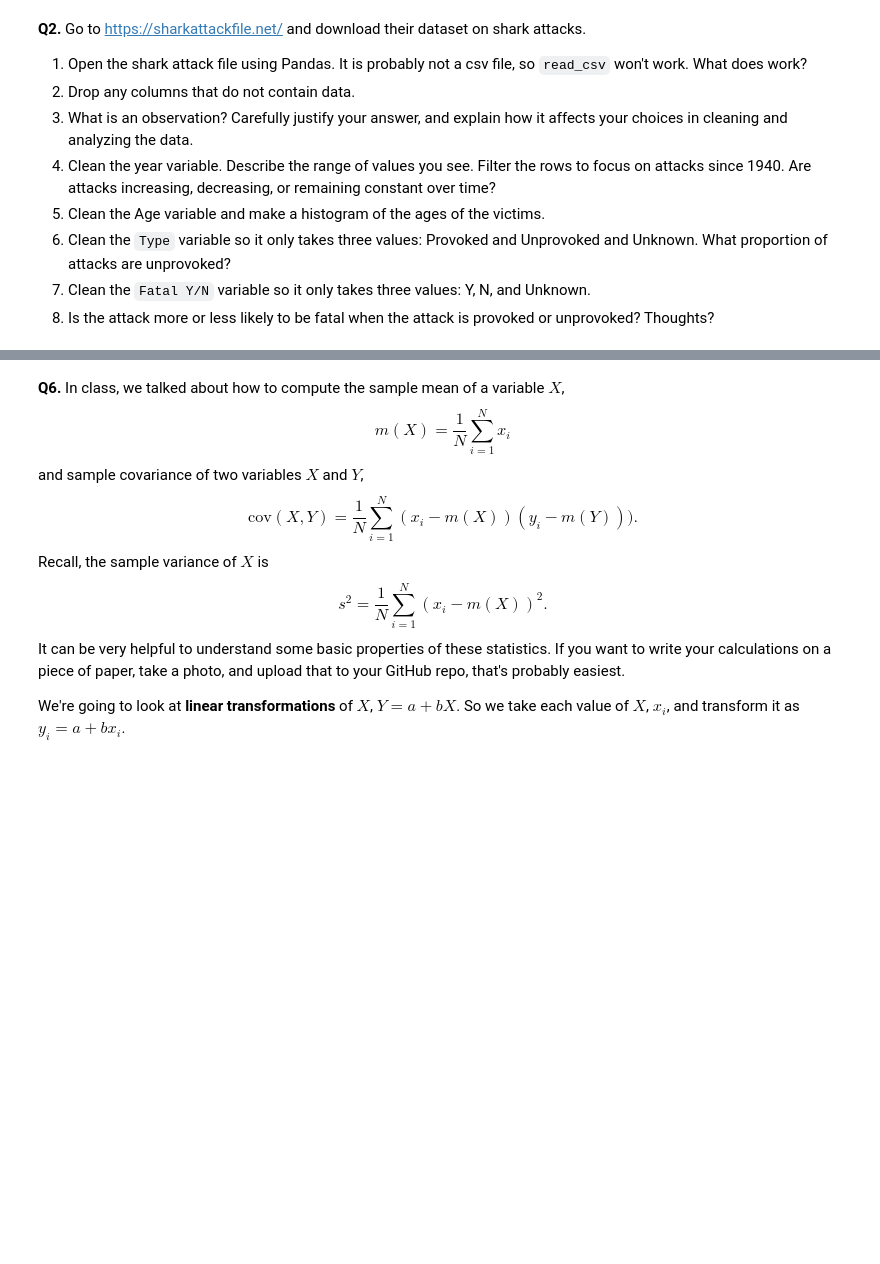
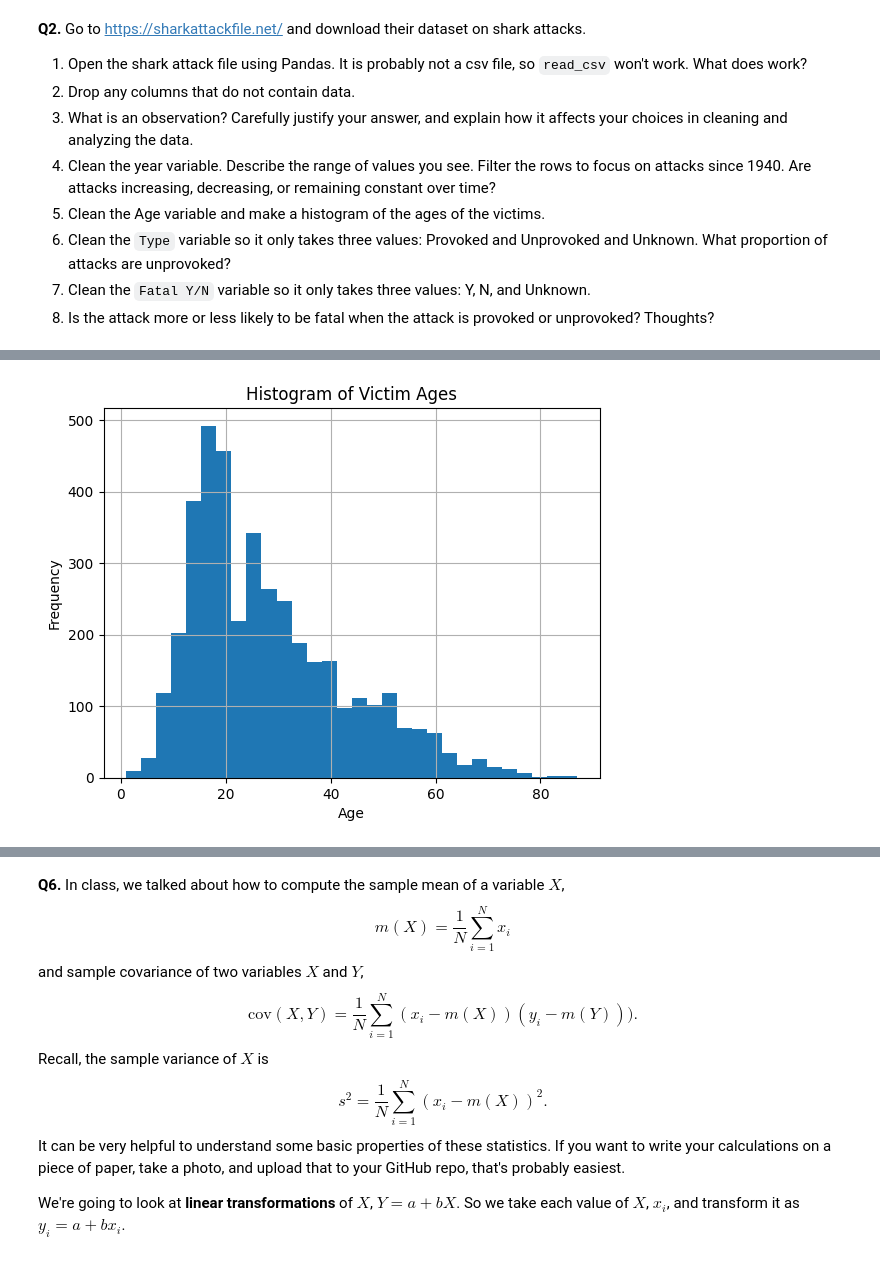
Before and after one commit to AustinChinn03/assignments, a Jupyter notebook: 01_assignment_wrangling_and_eda.ipynb, the cells around one changed output, grey strips where cells are left out. Drawn from its saved outputs; the diff is of its cells as text; code cells hidden in the pictures; blank space fills up the shorter version.

```diff
--- a/01_assignment_wrangling_and_eda.ipynb
+++ b/01_assignment_wrangling_and_eda.ipynb
@@ -60,3 +140,11 @@ FileNotFoundError: [Errno 2] No such file or directory: 'airbnb_NYC.csv'
 6. Clean the `Type` variable so it only takes three values: Provoked and Unprovoked and Unknown. What proportion of attacks are unprovoked?
 7. Clean the `Fatal Y/N` variable so it only takes three values: Y, N, and Unknown.
 8. Is the attack more or less likely to be fatal when the attack is provoked or unprovoked? Thoughts?
+# %%
+sharks = pd.read_excel("/GSAF5.xls")\
+
+sharks = sharks[['Date', 'Year', 'Type', 'Country', 'State', 'Location',
+                 'Activity', 'Name', 'Sex', 'Age', 'Injury', 'Fatal Y/N',
+                 'Time', 'Species ', 'Source']]
+
+sharks.head(5)
@@ -62,0 +158,9 @@ FileNotFoundError: [Errno 2] No such file or directory: 'airbnb_NYC.csv'
+# %%
+sharks["Year"] = (
+    sharks["Year"]
+    .astype(str)
+    .str.extract(r"(\d{4})")
+    .astype(float)
+)
+
+sharks["Year"].describe()
@@ -62,0 +193,15 @@ FileNotFoundError: [Errno 2] No such file or directory: 'airbnb_NYC.csv'
+# %%
+sharks["Age"] = (
+    sharks["Age"]
+    .astype(str)
+    .str.extract(r"(\d+)")
+    .astype(float)
+)
+
+sharks["Age"].hist(bins=30)
+plt.xlabel("Age")
+plt.ylabel("Frequency")
+plt.title("Histogram of Victim Ages")
+plt.show()
+# %% [output]
+[figure, added]
```
Also changed, not shown: parts of 43 cells of this notebook.
